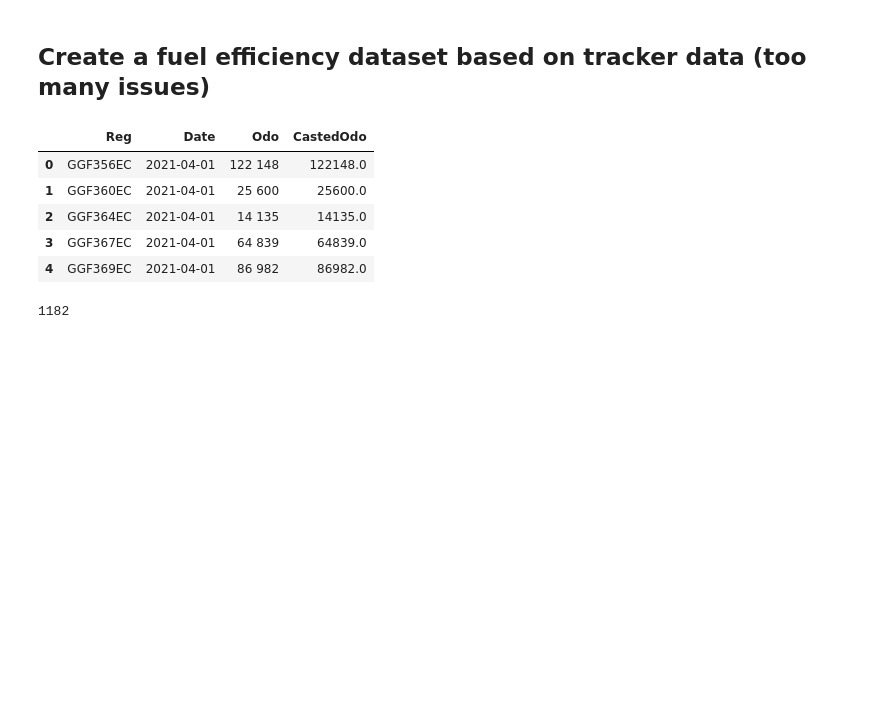
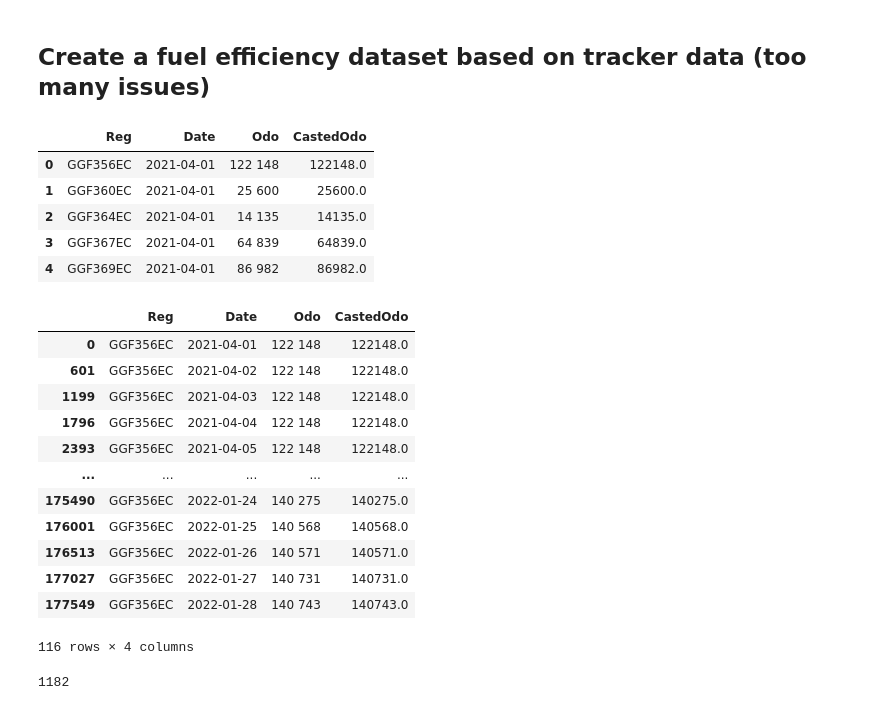
Before and after one commit to Jared-T/masters-dissertation, a Jupyter notebook: notebooks/Final_Data_Prep.ipynb, the cells around one changed output. Cells and saved outputs as stored; diff of their text form; code cells hidden in the pictures; blank space fills up the shorter version.

```diff
--- a/notebooks/Final_Data_Prep.ipynb
+++ b/notebooks/Final_Data_Prep.ipynb
@@ -989,6 +1069,23 @@ tracker_data.head()
 | 2 | GGF364EC | 2021-04-01 | 14 135 | 14135.0 |
 | 3 | GGF367EC | 2021-04-01 | 64 839 | 64839.0 |
 | 4 | GGF369EC | 2021-04-01 | 86 982 | 86982.0 |
+# %%
+# Display records for Reg num "GGF356EC"
+tracker_data[tracker_data['Reg'] == 'GGF356EC']
+# %% [output]
+|  | Reg | Date | Odo | CastedOdo |
+| 0 | GGF356EC | 2021-04-01 | 122 148 | 122148.0 |
+| 601 | GGF356EC | 2021-04-02 | 122 148 | 122148.0 |
+| 1199 | GGF356EC | 2021-04-03 | 122 148 | 122148.0 |
+| 1796 | GGF356EC | 2021-04-04 | 122 148 | 122148.0 |
+| 2393 | GGF356EC | 2021-04-05 | 122 148 | 122148.0 |
+| ... | ... | ... | ... | ... |
+| 175490 | GGF356EC | 2022-01-24 | 140 275 | 140275.0 |
+| 176001 | GGF356EC | 2022-01-25 | 140 568 | 140568.0 |
+| 176513 | GGF356EC | 2022-01-26 | 140 571 | 140571.0 |
+| 177027 | GGF356EC | 2022-01-27 | 140 731 | 140731.0 |
+| 177549 | GGF356EC | 2022-01-28 | 140 743 | 140743.0 |
+116 rows × 4 columns
 # %%
 # Check the number of unique registration numbers
 tracker_data['Reg'].nunique()
```
Also changed, not shown: parts of 6 cells of this notebook, 24 other files.
